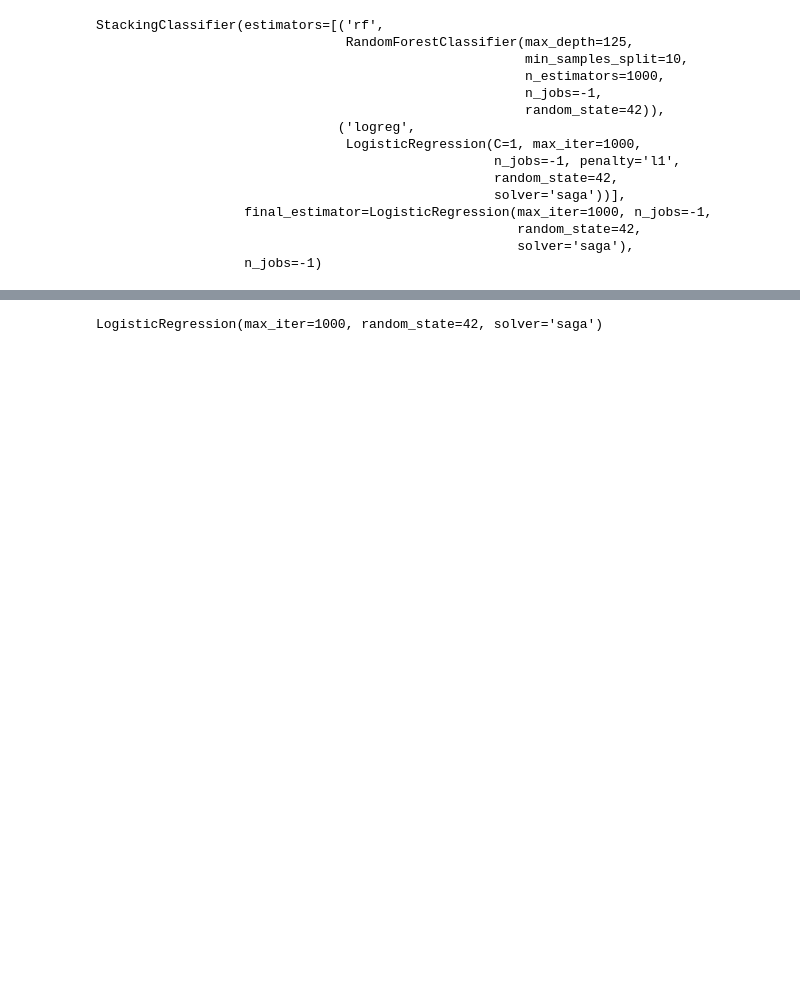
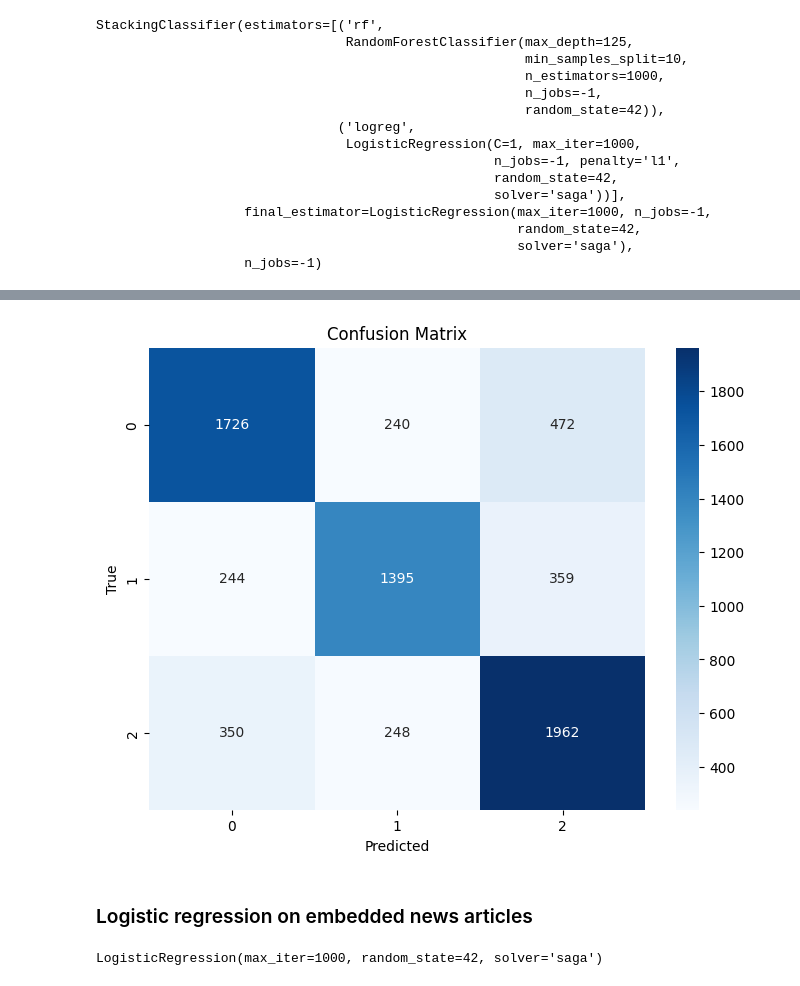
Before and after one commit to UChicago-ML-DL/30100-final, a Jupyter notebook: logistic.ipynb, the cells around one changed output, grey strips where cells are left out. Drawn from its saved outputs; the diff is of its cells as text; code cells hidden in the pictures; blank space fills up the shorter version.

```diff
--- a/logistic.ipynb
+++ b/logistic.ipynb
@@ -606,3 +660,20 @@ weighted avg       0.73      0.72      0.72      6996
+# %%
+# confusion matrix for stacking
+cm = confusion_matrix(y_val, y_pred_stacking)
+
+categories = [0, 1, 2]
+
+plt.figure(figsize=(8, 6))
+sns.heatmap(cm, annot=True, fmt="d", cmap="Blues",
+            xticklabels=categories, yticklabels=categories)
+plt.title("Confusion Matrix")
+plt.xlabel("Predicted")
+plt.ylabel("True")
+plt.show()
+# %% [output]
+[figure, added]
+# %% [markdown]
+### Logistic regression on embedded news articles
 # %%
 # logistic regression on embedded features
 embeddings = np.load('data/embeddings.npy')
```
Also changed, not shown: parts of 25 cells of this notebook.
